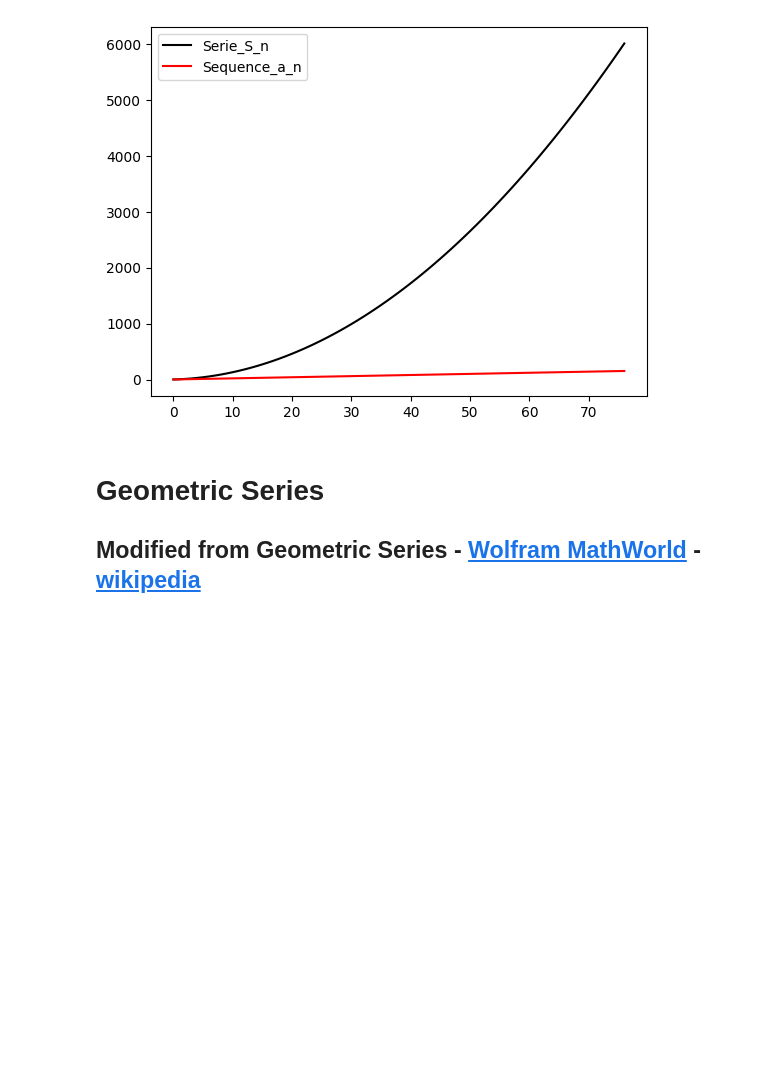
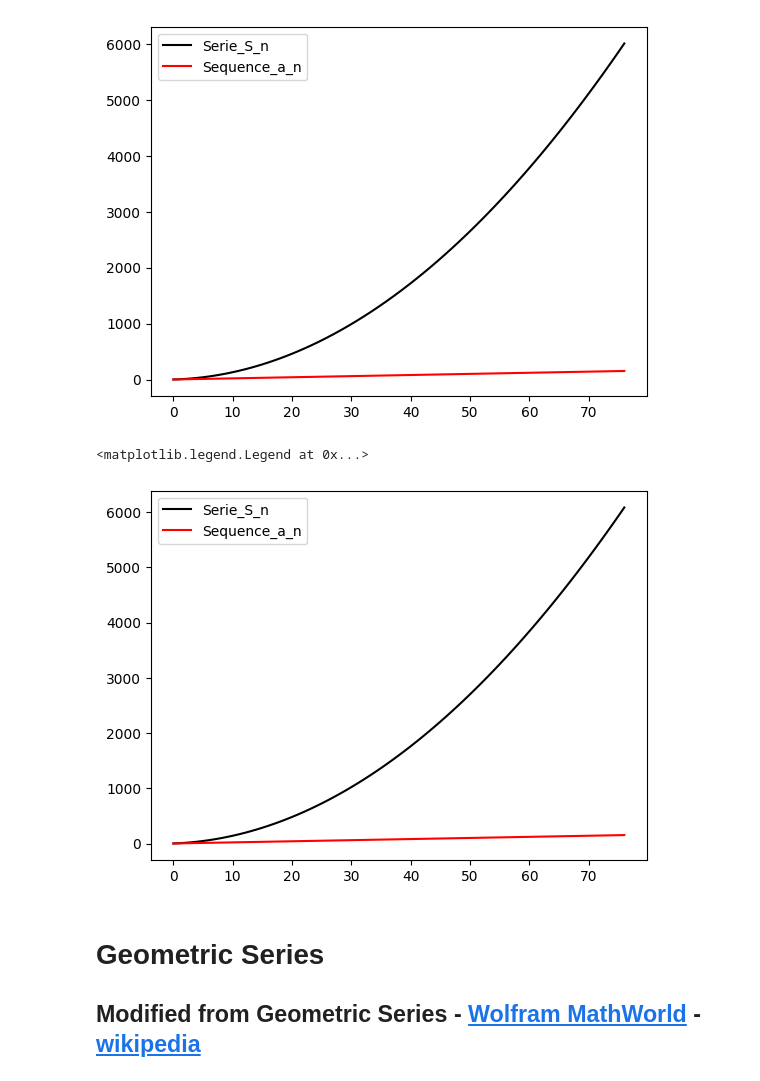
Before and after one commit to smottad/MetNumUN2023II, a Jupyter notebook: Lab1/smottadArithmeticSeriesGeometricSeriesPowerSums.ipynb, the cells around one changed output. Drawn from its saved outputs; the diff is of its cells as text; code cells hidden in the pictures; blank space fills up the shorter version.

```diff
--- a/Lab1/smottadArithmeticSeriesGeometricSeriesPowerSums.ipynb
+++ b/Lab1/smottadArithmeticSeriesGeometricSeriesPowerSums.ipynb
@@ -230,6 +230,26 @@ plt.legend()
 # %% [output]
 <matplotlib.legend.Legend at 0x...>
 [figure]
+# %%
+import matplotlib.pyplot as plt
+
+n = 77
+S_n = 0
+Serie_S_n=[]
+Sequence_a_n =[]
+for i in range(1,n+1):
+  termino = (2 * i)+1  # Secuencia (números impares)
+  S_n += termino
+  Sequence_a_n.append(termino)
+  Serie_S_n.append(S_n)
+
+
+plt.plot(Serie_S_n, color='black',label='Serie_S_n')
+plt.plot(Sequence_a_n, color='red',label='Sequence_a_n')
+plt.legend()
+# %% [output]
+<matplotlib.legend.Legend at 0x...>
+[figure, added]
 # %% [markdown]
 # Geometric Series
 
```
Also changed, not shown: 1 other file.
